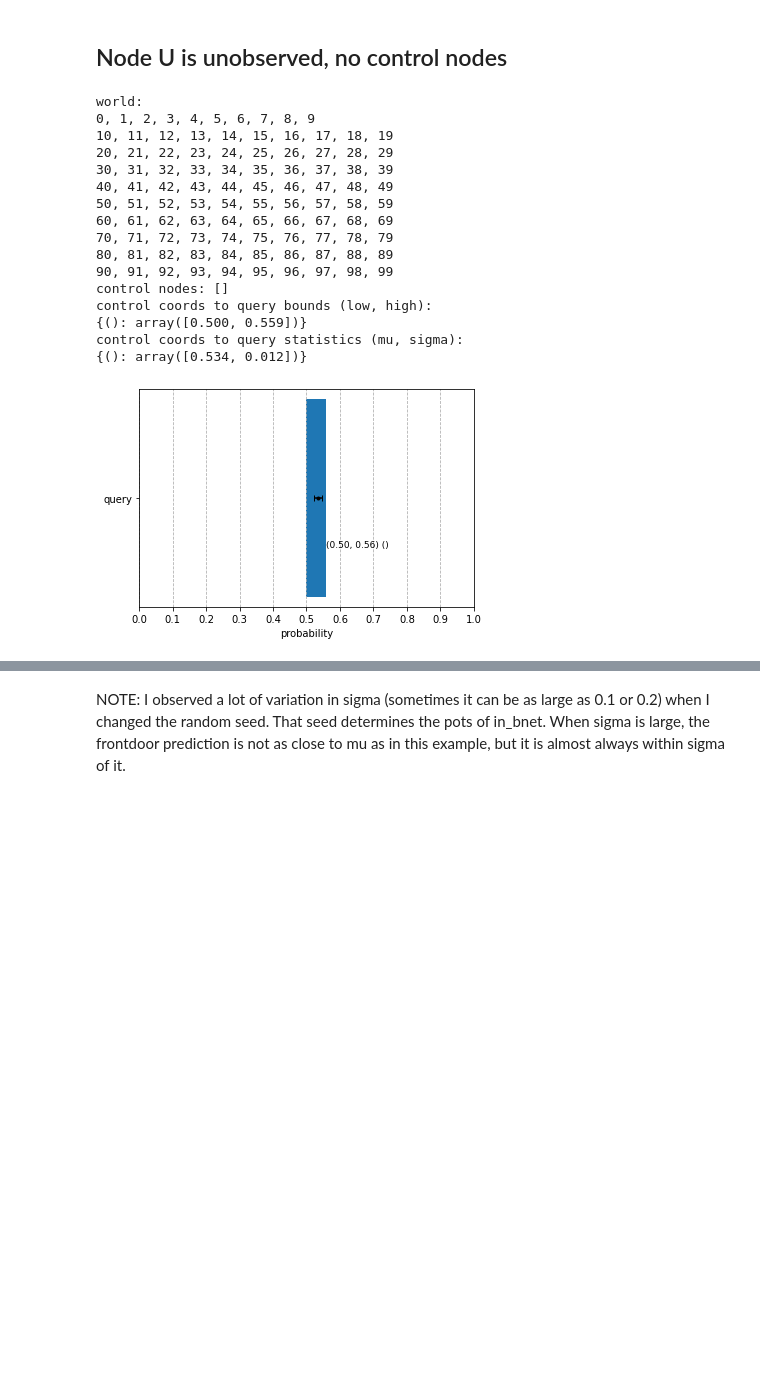
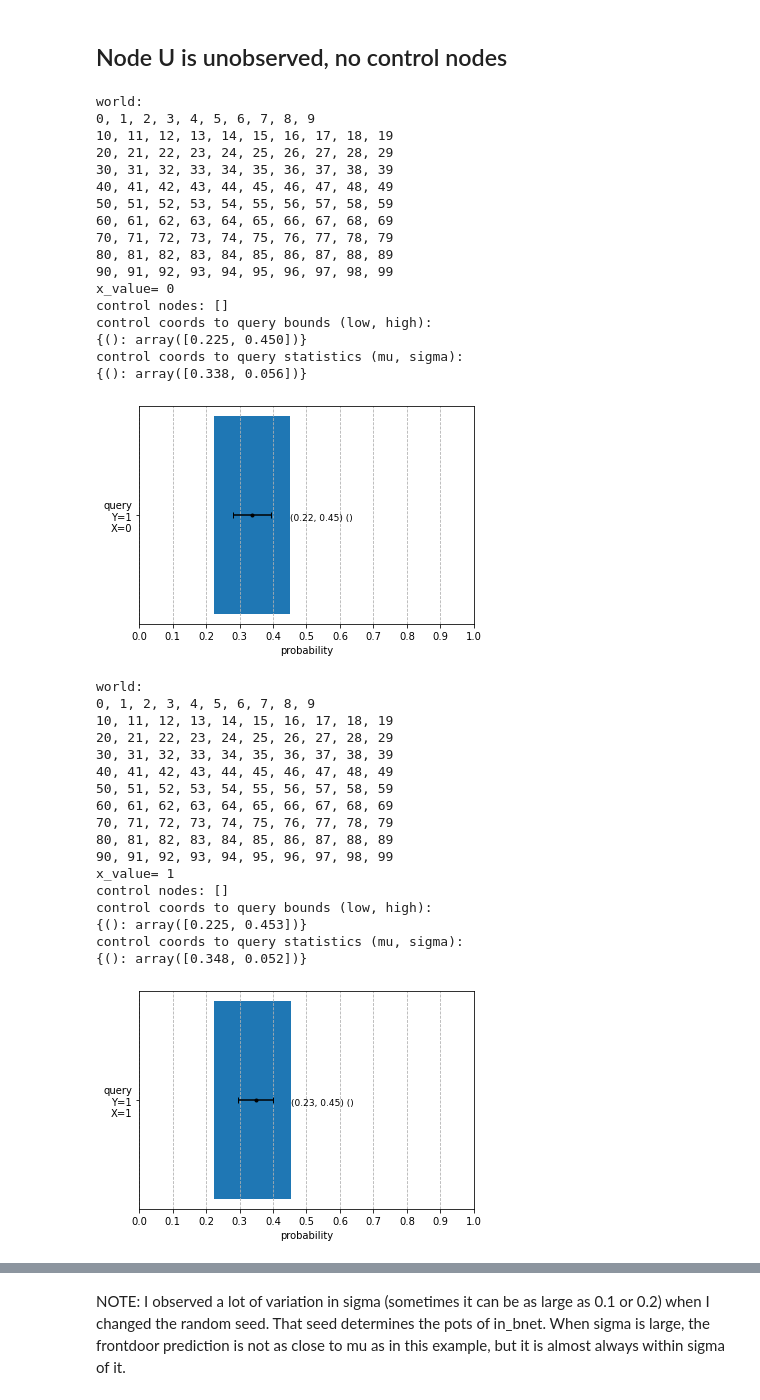
Before and after one commit to rrtucci/JudeasRx, a Jupyter notebook: jupyter_notebooks/identifiability_frontdoor.ipynb, the cells around one changed output, grey strips where cells are left out. Cells and saved outputs as stored; diff of their text form; code cells hidden in the pictures; blank space fills up the shorter version.

```diff
--- a/jupyter_notebooks/identifiability_frontdoor.ipynb
+++ b/jupyter_notebooks/identifiability_frontdoor.ipynb
@@ -30,7 +33,7 @@ random.seed(871)
 # %% [markdown]
 ## Building in_bnet
 # %%
-def build_in_bnet(draw=True):
+def build_in_bnet(draw):
     nd_X = BayesNode(0, name="X")
     nd_M = BayesNode(1, name="M")
     nd_Y = BayesNode(2, name="Y")
@@ -53,7 +56,7 @@ def build_in_bnet(draw=True):
         nd.potential.set_to_random()
         nd.potential.normalize_self()
     if draw:
-        in_bnet.draw(algo_num=1)
+        in_bnet.gv_draw()
     return in_bnet
 
 
@@ -141,32 +143,54 @@ X , parents=[] , children=['M']
 # %%
 nd_U = in_bnet.get_node_named("U")
 trol_list = []
 unobs_nd_list = [nd_U]
 doX_bnet.set_trol_and_unobs_nodes(trol_list, unobs_nd_list)
 checker = IdentifiabilityChecker(doX_bnet,
-                          num_1world_samples=10000,
-                          num_worlds=100)
-checker.set_query_bds_and_stats()
-checker.print_query_bds_and_stats()
-Plotter_nz.plot_query_bds(checker.get_query_bds(),
-    zname_to_query_stats=checker.get_query_stats(),
-    horizontal=True)
+                              num_1world_samples=10000,
+                              num_worlds=100)
+for x_val in [0,1]:
+    doX_bnet.reset_x_val(x_val)
+    checker.set_query_bds_and_stats()
+    checker.print_query_bds_and_stats()
+    Plotter_nz.plot_query_bds(doX_bnet.x_val,
+        checker.get_query_bds(),
+        zname_to_query_stats=checker.get_query_stats(),
+        horizontal=True)
 # %% [output]
 world:
 0, 1, 2, 3, 4, 5, 6, 7, 8, 9
 10, 11, 12, 13, 14, 15, 16, 17, 18, 19
 20, 21, 22, 23, 24, 25, 26, 27, 28, 29
 30, 31, 32, 33, 34, 35, 36, 37, 38, 39
 40, 41, 42, 43, 44, 45, 46, 47, 48, 49
 50, 51, 52, 53, 54, 55, 56, 57, 58, 59
 60, 61, 62, 63, 64, 65, 66, 67, 68, 69
 70, 71, 72, 73, 74, 75, 76, 77, 78, 79
 80, 81, 82, 83, 84, 85, 86, 87, 88, 89
 90, 91, 92, 93, 94, 95, 96, 97, 98, 99
+x_value= 0
 control nodes: []
 control coords to query bounds (low, high):
-{(): array([0.500, 0.559])}
+{(): array([0.225, 0.450])}
 control coords to query statistics (mu, sigma):
-{(): array([0.534, 0.012])}
+{(): array([0.338, 0.056])}
-[figure, old version]
+[figure, new version]
+world:
+0, 1, 2, 3, 4, 5, 6, 7, 8, 9
+10, 11, 12, 13, 14, 15, 16, 17, 18, 19
+20, 21, 22, 23, 24, 25, 26, 27, 28, 29
+30, 31, 32, 33, 34, 35, 36, 37, 38, 39
+40, 41, 42, 43, 44, 45, 46, 47, 48, 49
+50, 51, 52, 53, 54, 55, 56, 57, 58, 59
+60, 61, 62, 63, 64, 65, 66, 67, 68, 69
+70, 71, 72, 73, 74, 75, 76, 77, 78, 79
+80, 81, 82, 83, 84, 85, 86, 87, 88, 89
+90, 91, 92, 93, 94, 95, 96, 97, 98, 99
+x_value= 1
+control nodes: []
+control coords to query bounds (low, high):
+{(): array([0.225, 0.453])}
+control coords to query statistics (mu, sigma):
+{(): array([0.348, 0.052])}
+[figure, added]
 # %%
```
Also changed, not shown: parts of 8 cells of this notebook, 1 other file.
